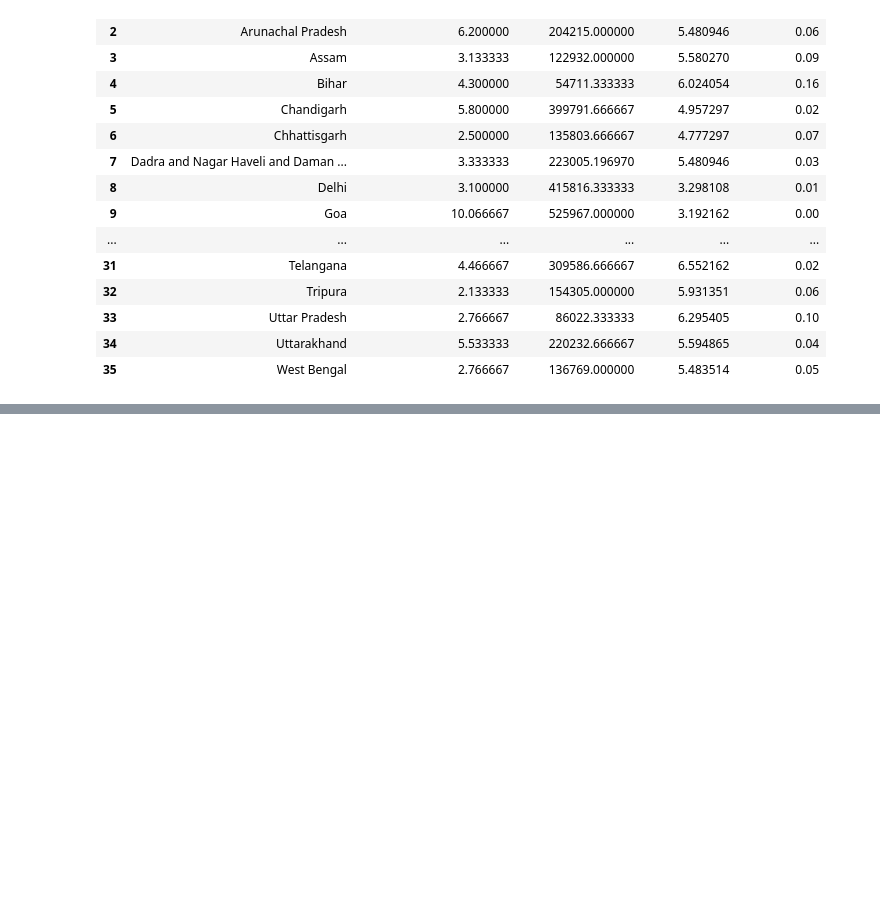
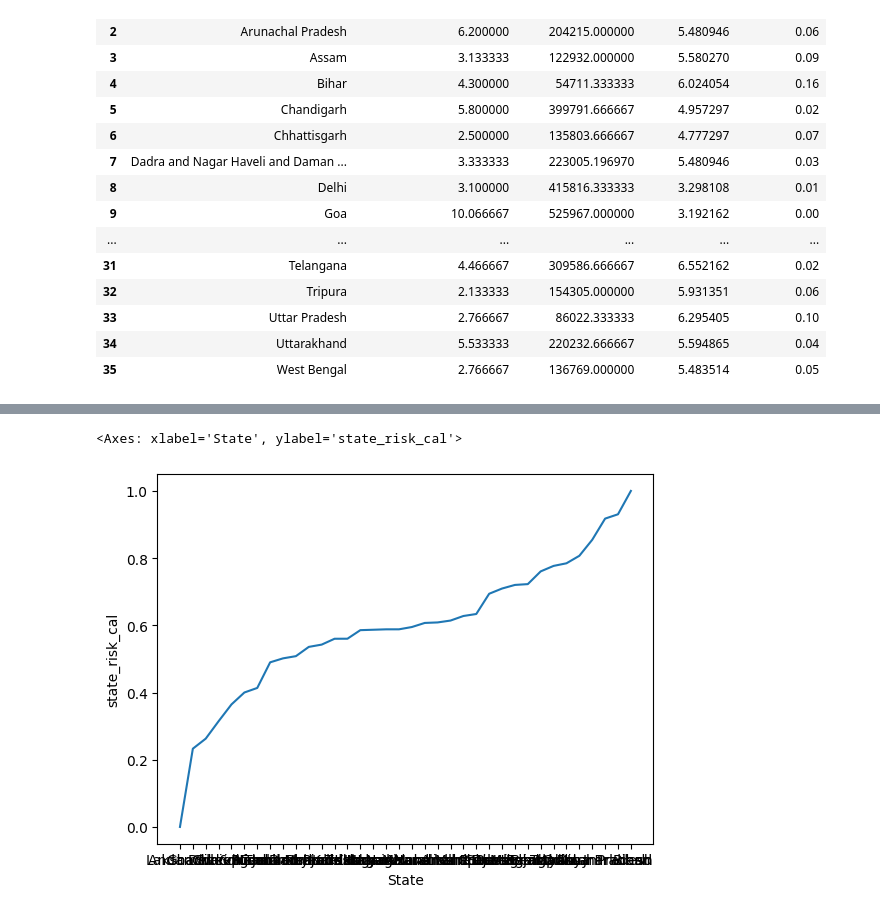
Before and after one commit to UKD1211/Tier_N_Supplier_Visibility_Risk_Pred, a Jupyter notebook: state_wise_risk.ipynb, the cells around one changed output, grey strips where cells are left out. Cells and saved outputs as stored; diff of their text form; code cells hidden in the pictures; blank space fills up the shorter version.

```diff
--- a/state_wise_risk.ipynb
+++ b/state_wise_risk.ipynb
@@ -520,0 +624,4 @@ df_final
+# %%
+pc1 = eigenvectors[:,0]
+# %%
+state_risk = X_scaled.dot(pc1)
@@ -520,0 +649,7 @@ df_final
+# %%
+def normal(a):
+ return (a - state_risk.min()) / (state_risk.max() - state_risk.min())
+
+state_risk = state_risk.apply(normal)
+# %%
+df_final['state_risk_cal'] = state_risk
@@ -520,0 +698,5 @@ df_final
+# %%
+sns.lineplot(data = df_final.sort_values(by = 'state_risk_cal') , x = 'State', y = 'state_risk_cal')
+# %% [output]
+<Axes: xlabel='State', ylabel='state_risk_cal'>
+[figure, added]
```
Also changed, not shown: parts of 19 cells of this notebook.
